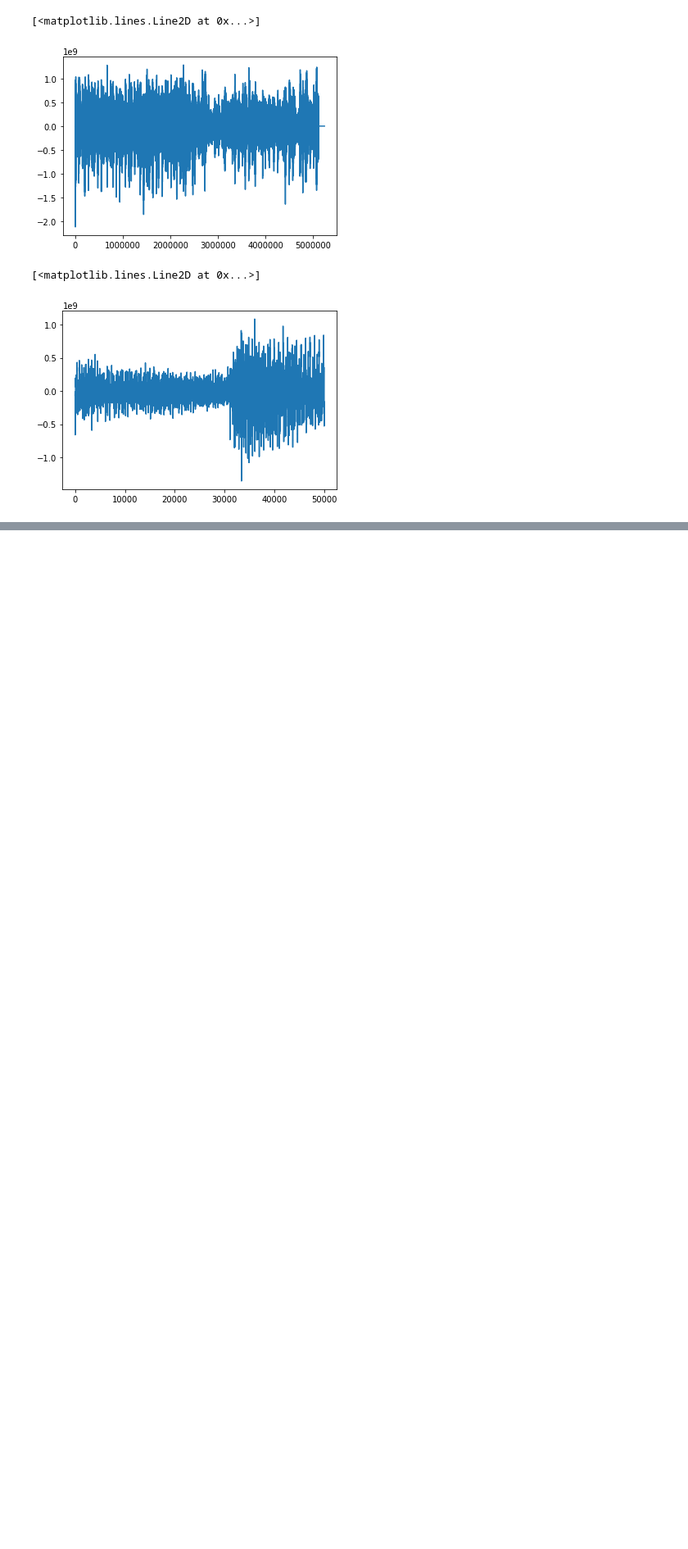
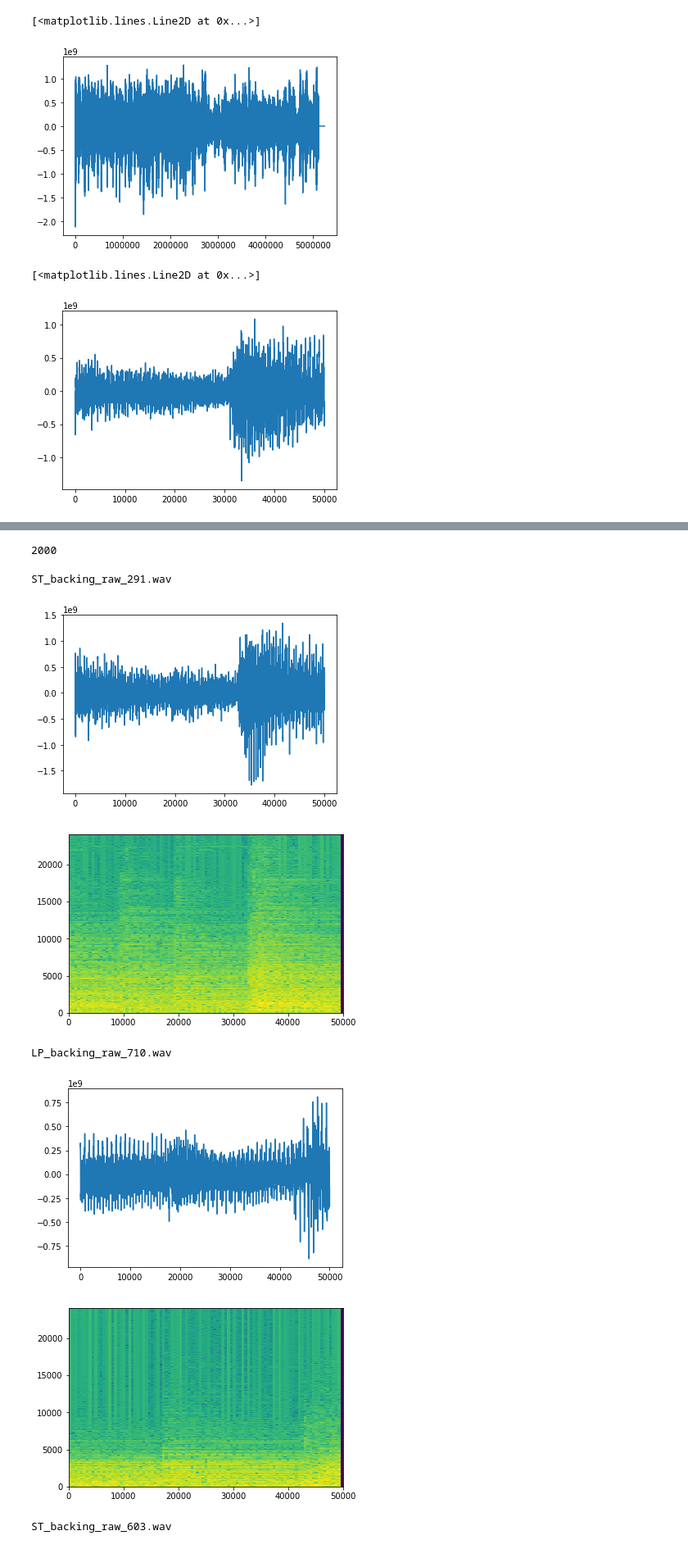
Before and after one commit to Johannyjm/GuitarClassify, a Jupyter notebook: notebooks/GuitarSoundClassifyv0.2.ipynb, the cells around one changed output, grey strips where cells are left out. Shown: that part at 82% size. Cells and saved outputs as stored; diff of their text form; code cells hidden in the pictures; blank space fills up the shorter version.

```diff
--- a/notebooks/GuitarSoundClassifyv0.2.ipynb
+++ b/notebooks/GuitarSoundClassifyv0.2.ipynb
@@ -50,6 +66,11 @@ d_names = []
 
 for f_name in pathlib.Path('../data/30measures/').iterdir():
 
+    # Data Selector
+    if('backing_raw' not in f_name.name): continue
+
+    print(str(f_name.name.split('/')[-1]) + ' ... now processing')
+
     sounds.append(AudioSegment.from_file('../data/30measures/' + f_name.name, 'wav'))
     datas.append(np.array(AudioSegment.from_file('../data/30measures/' + f_name.name, 'wav').get_array_of_samples()))
 
@@ -57,7 +78,6 @@ for f_name in pathlib.Path('../data/30measures/').iterdir():
 
     for i in range(1000):
         g_class.append(int('LP_' in f_name.name))
-        #f_names.append(('_' + str(i) + '.').join(f_name.name.split('.')))
         d_names.append(('_' + str(i) + '.').join(f_name.name.split('.')))
 
         r_idx = np.random.choice(datas[-1].shape[0] - 50000)
@@ -94,4 +114,4 @@ for f_name in pathlib.Path('../data/30measures/').iterdir():
         specs.append(spec.T)
 
 g_class = np.eye(2)[g_class]
-print('fine')
+print('\nfine')
@@ -196,3 +221,23 @@ for _ in range(10):
     sess.close()
     print('fine')
     print()
+# %%
+len(waves)
+# %% [output]
+2000
+# %%
+for _ in range(5):
+    i = np.random.choice(len(waves))
+    print(d_names[i])
+    plt.plot(waves[i])
+    plt.show()
+    plt.imshow(specs[i], extent=[0, frame_length, 0, sampling_rate/2], aspect="auto")
+    plt.show()
+# %% [output]
+ST_backing_raw_291.wav
+[figure, added]
+[figure, added]
+LP_backing_raw_710.wav
+[figure, added]
+[figure, added]
+ST_backing_raw_603.wav
```
Also changed, not shown: parts of 10 cells of this notebook, 6 other files.
